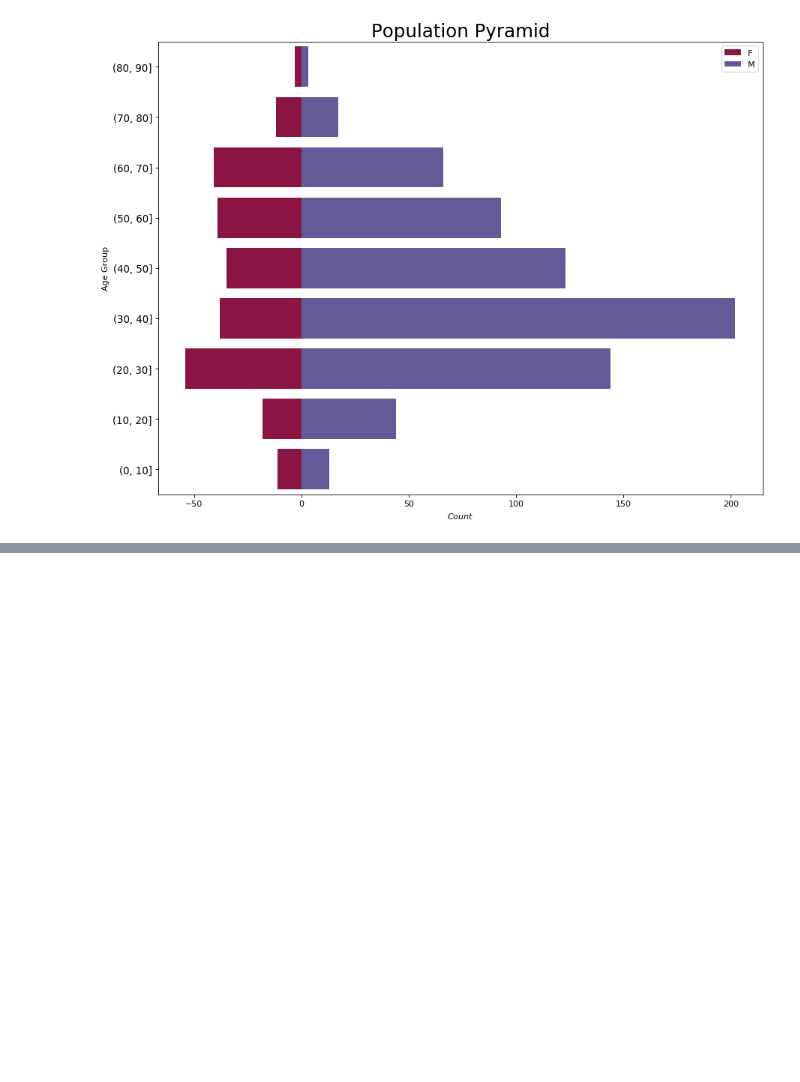
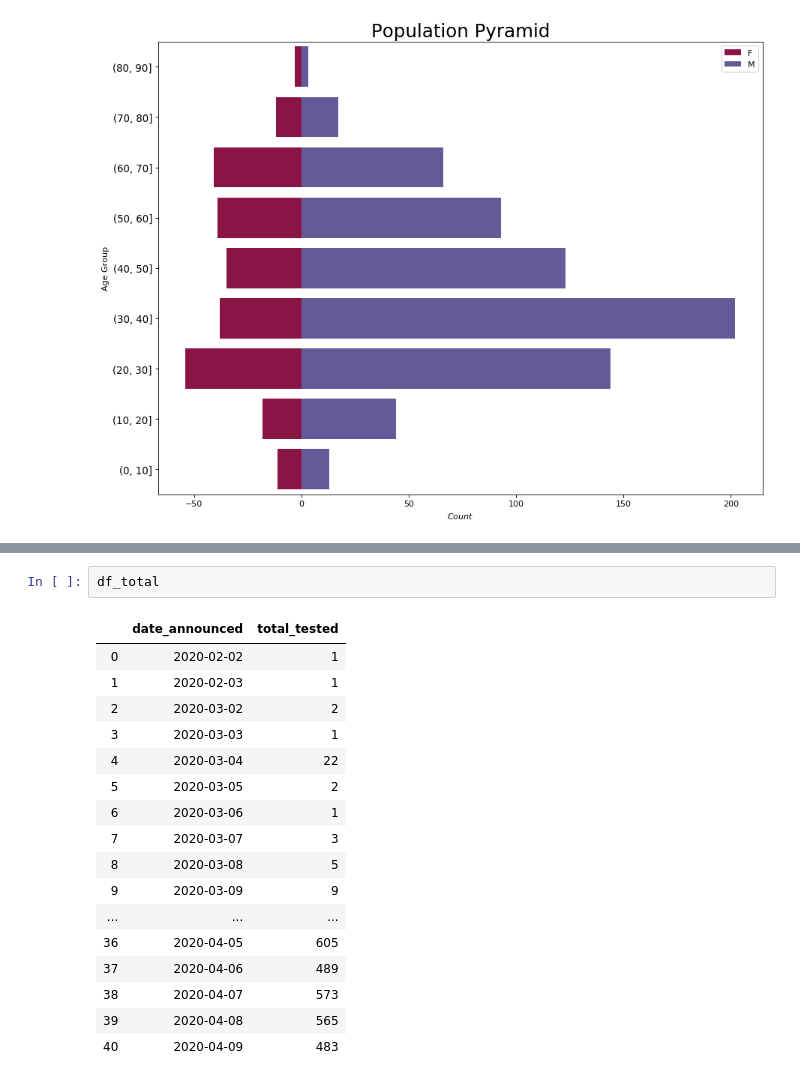
Before and after one commit to Srinjoy-Santra/covid19-india-analysis, a Jupyter notebook: India_Corona_Analysis.ipynb, the cells around one changed output, grey strips where cells are left out. Drawn from its saved outputs; the diff is of its cells as text; blank space fills up the shorter version.

```diff
--- a/India_Corona_Analysis.ipynb
+++ b/India_Corona_Analysis.ipynb
@@ -1016,0 +1077,20 @@ plt.show()
+# %%
+df_total
+# %% [output]
+|  | date_announced | total_tested |
+| 0 | 2020-02-02 | 1 |
+| 1 | 2020-02-03 | 1 |
+| 2 | 2020-03-02 | 2 |
+| 3 | 2020-03-03 | 1 |
+| 4 | 2020-03-04 | 22 |
+| 5 | 2020-03-05 | 2 |
+| 6 | 2020-03-06 | 1 |
+| 7 | 2020-03-07 | 3 |
+| 8 | 2020-03-08 | 5 |
+| 9 | 2020-03-09 | 9 |
+| ... | ... | ... |
+| 36 | 2020-04-05 | 605 |
+| 37 | 2020-04-06 | 489 |
+| 38 | 2020-04-07 | 573 |
+| 39 | 2020-04-08 | 565 |
+| 40 | 2020-04-09 | 483 |
```
Also changed, not shown: parts of 10 cells of this notebook.
